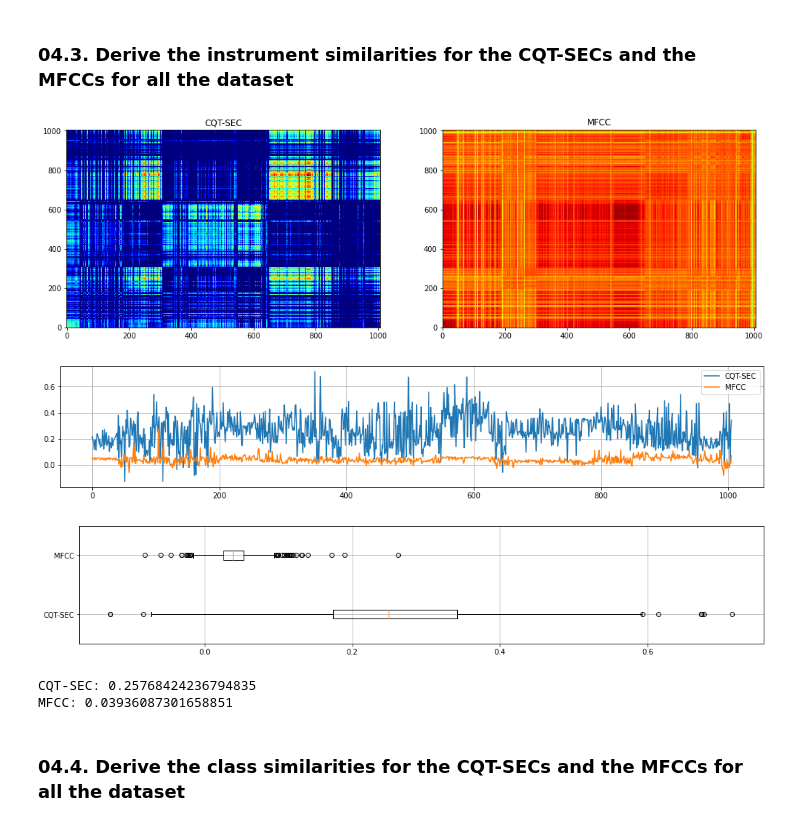
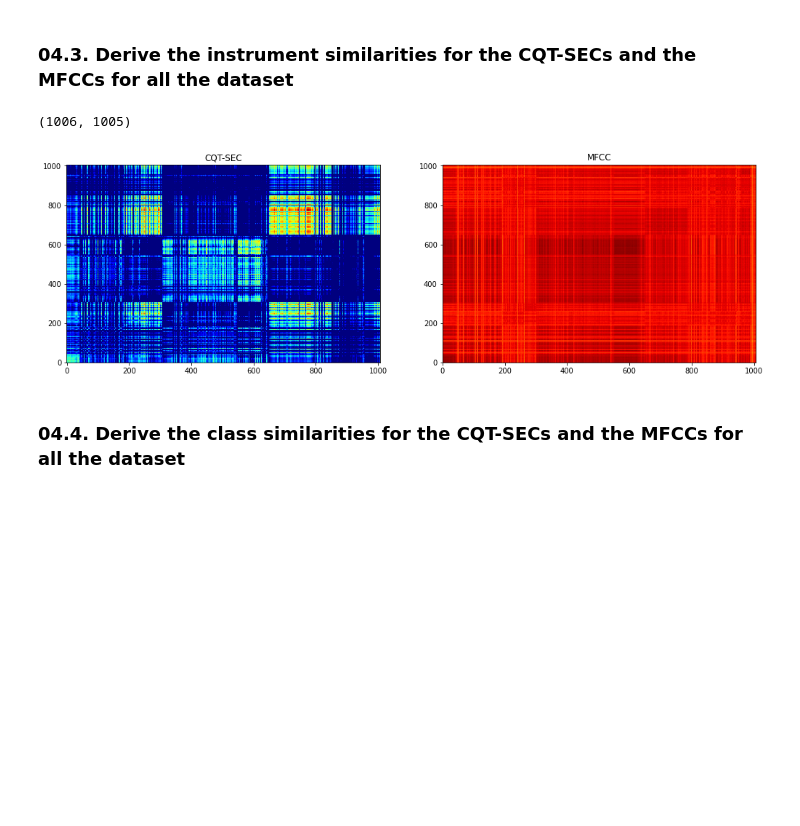
Before and after one commit to zafarrafii/CQHC-Python, a Jupyter notebook: CQT-SEC-Python.ipynb, the cells around one changed output. Cells and saved outputs as stored; diff of their text form; code cells hidden in the pictures; blank space fills up the shorter version.

Commit message:
Working on the instrument similarities.

```diff
--- a/CQT-SEC-Python.ipynb
+++ b/CQT-SEC-Python.ipynb
@@ -1773,55 +1773,73 @@ for file_name in folder_listdir:
 # Recover the whole instrument similarity matrices for the CQT-SECs and the MFCCs
 cqtsec_similarities = cqtsec_similarities+np.eye(number_instruments)+cqtsec_similarities.T
 mfcc_similarities = mfcc_similarities+np.eye(number_instruments)+mfcc_similarities.T
+# %%
+np.shape(cqtsec_crosssimilarities)
+# %% [output]
+(1006, 1005)
 # %%
 import matplotlib.pyplot as plt
 
 # Derive the number of pairs of notes used for the similarities for all the pairs of instruments
 note_counters2 = note_counters*note_counters[:, None]
 
 # Normalize the instrument similarity matrices for the CQT-SECs and the MFCCs
-cqtsec_similarities2 = cqtsec_similarities/note_counters2
-mfcc_similarities2 = mfcc_similarities/note_counters2
+cqtsec_similarities0 = cqtsec_similarities/note_counters2
+mfcc_similarities0 = mfcc_similarities/note_counters2
 
 # Display the instrument similarity matrices
 plt.figure(figsize=(17, 5))
 plt.subplot(1, 2, 1)
-plt.imshow(cqtsec_similarities2, cmap="jet", aspect="auto", vmin=0.5, vmax=1, origin="lower")
+plt.imshow(cqtsec_similarities0, cmap="jet", aspect="auto", vmin=0.5, vmax=1, origin="lower")
 plt.title('CQT-SEC')
 plt.subplot(1, 2, 2)
-plt.imshow(mfcc_similarities2, cmap="jet", aspect="auto", vmin=0.5, vmax=1, origin="lower")
+plt.imshow(mfcc_similarities0, cmap="jet", aspect="auto", vmin=0, vmax=1, origin="lower")
 plt.title('MFCC')
 plt.show()
 
 # Compute the final similarity scores for the CQT-SECs and the MFCCs
-cqtsec_scores = np.diag(cqtsec_similarities2)\
--(np.sum(cqtsec_similarities2, axis=0)-np.diag(cqtsec_similarities2))/(number_instruments-1)
-mfcc_scores = np.diag(mfcc_similarities2)\
--(np.sum(mfcc_similarities2, axis=0)-np.diag(mfcc_similarities2))/(number_instruments-1)
+cqtsec_selfsimilarities = np.diag(cqtsec_similarities0)
+cqtsec_crosssimilarities = cqtsec_similarities0[~np.eye(number_instruments, dtype=bool)].reshape(number_instruments,-1)
+mfcc_selfsimilarities = np.diag(mfcc_similarities0)
+mfcc_crosssimilarities = mfcc_similarities0[~np.eye(number_instruments, dtype=bool)].reshape(number_instruments,-1)
 
-# Display the similarity scores
-plt.figure(figsize=(17, 3))
-plt.plot(cqtsec_scores, label='CQT-SEC')
-plt.plot(mfcc_scores, label='MFCC')
-plt.grid()
-plt.legend()
-plt.show()
 
-# Display the distributions for the similarity scores
-plt.figure(figsize=(17, 3))
-plt.boxplot([cqtsec_scores, mfcc_scores], vert=False)
-plt.yticks(np.arange(1, 2+1), ['CQT-SEC', 'MFCC'])
-plt.grid()
-plt.show()
 
-# Display the overall scores
-print(f'CQT-SEC: {np.mean(cqtsec_scores)}')
-print(f'MFCC: {np.mean(mfcc_scores)}')
+# # Compute the final similarity scores for the CQT-SECs and the MFCCs
+# cqtsec_scores = np.diag(cqtsec_similarities2)\
+# -(np.sum(cqtsec_similarities2, axis=0)-np.diag(cqtsec_similarities2))/(number_instruments-1)
+# mfcc_scores = np.diag(mfcc_similarities2)\
+# -(np.sum(mfcc_similarities2, axis=0)-np.diag(mfcc_similarities2))/(number_instruments-1)
+
+# # Display the similarity scores
+# plt.figure(figsize=(17, 3))
+# plt.plot(cqtsec_scores, label='CQT-SEC')
+# plt.plot(mfcc_scores, label='MFCC')
+# plt.grid()
+# plt.legend()
+# plt.show()
+
+# # Display the distributions for the similarity scores
+# plt.figure(figsize=(17, 5))
+# plt.subplot(1, 2, 1)
+# plt.boxplot()
+# plt.title('CQT-SEC')
+# plt.subplot(1, 2, 2)
+# plt.boxplot()
+# plt.title('MFCC')
+# plt.show()
+
+# # Display the distributions for the similarity scores
+# plt.figure(figsize=(17, 3))
+# plt.boxplot([cqtsec_scores, mfcc_scores], vert=False)
+# plt.yticks(np.arange(1, 2+1), ['CQT-SEC', 'MFCC'])
+# plt.grid()
+# plt.show()
+
+# # Display the overall scores
+# print(f'CQT-SEC: {np.mean(cqtsec_scores)}')
+# print(f'MFCC: {np.mean(mfcc_scores)}')
 # %% [output]
-[figure, old version]
+[figure, new version]
-[figure, removed]
-[figure, removed]
-CQT-SEC: 0.25768424236794835
-MFCC: 0.03936087301658851
 # %% [markdown]
 ### 04.4. Derive the class similarities for the CQT-SECs and the MFCCs for all the dataset
```
Also changed, not shown: parts of 2 cells of this notebook.
